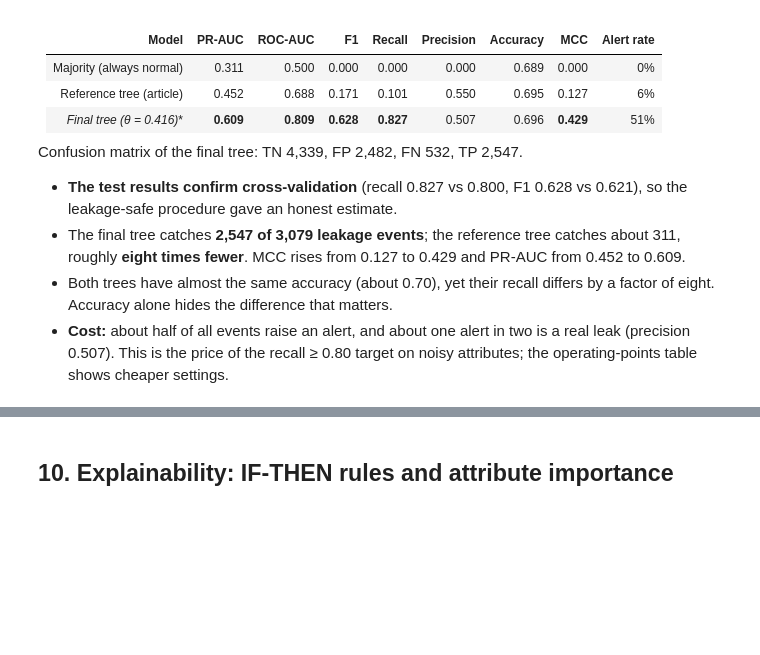
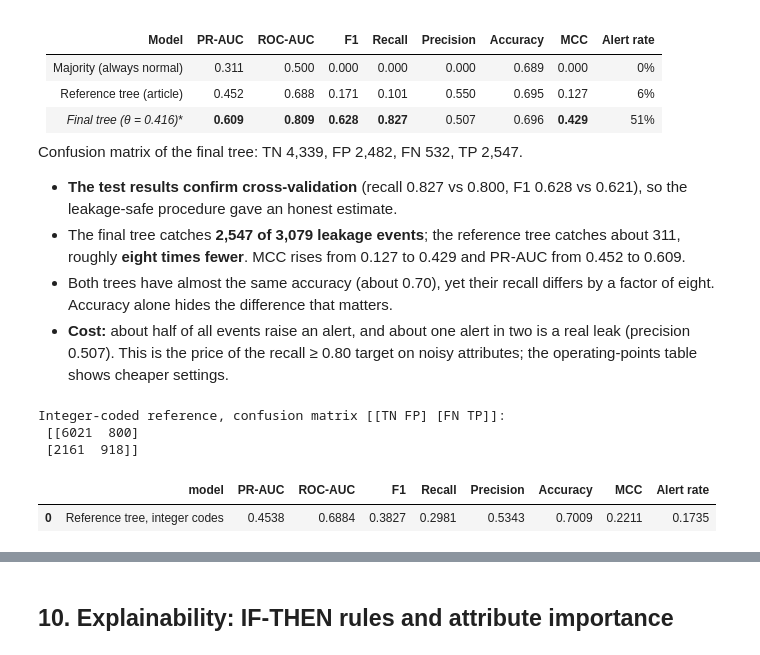
Before and after one commit to BayanAwad/dlp-cloud-leakage-detection, a Jupyter notebook: leakage_detection.ipynb, the cells around one changed output, grey strips where cells are left out. Drawn from its saved outputs; the diff is of its cells as text; code cells hidden in the pictures; blank space fills up the shorter version.

```diff
--- a/leakage_detection.ipynb
+++ b/leakage_detection.ipynb
@@ -185,3 +185,19 @@ ref_cv
 Train: (39600, 11)  Test: (9900, 11) (test set locked)
 |  | model | ap | f1 | recall | precision | acc | f1_std |
 | 0 | Reference tree (entropy, depth 3) | 0.4431 | 0.2218 | 0.1509 | 0.5279 | 0.6913 | 0.0826 |
+# %%
+# Encoding check. The article says it used one-hot encoding (the reference above), but its published
+# tree splits on "Authority <= 3.5", which is only possible with integer codes. Same split, same folds.
+from sklearn.preprocessing import OrdinalEncoder
+CODES = {'Authority': ['staff', 'manager', 'senior manager', 'lead technician', 'intern'],
+         'File Operation': ['delete', 'read', 'move', 'write'],
+         'Data Sensitivity Level': ['low', 'medium', 'high']}
+
+def coded_tree(cols, **params):
+    cats = [CODES.get(c, [0.0, 1.0]) for c in cols]          # binary flags keep 0/1
+    prep = Pipeline([('impute', SimpleImputer(strategy='most_frequent')),
+                     ('codes', OrdinalEncoder(categories=cats))])
+    return Pipeline([('prep', prep), ('tree', DecisionTreeClassifier(random_state=42, **params))])
+
+baseline_codes = coded_tree(features9, criterion='entropy', max_depth=3)
+pd.DataFrame([cv_row('Reference tree, integer codes', baseline_codes, features9)])
@@ -469,3 +488,16 @@ Confusion matrix of the final tree: TN 4,339, FP 2,482, FN 532, TP 2,547.
 - The final tree catches **2,547 of 3,079 leakage events**; the reference tree catches about 311, roughly **eight times fewer**. MCC rises from 0.127 to 0.429 and PR-AUC from 0.452 to 0.609.
 - Both trees have almost the same accuracy (about 0.70), yet their recall differs by a factor of eight. Accuracy alone hides the difference that matters.
 - **Cost:** about half of all events raise an alert, and about one alert in two is a real leak (precision 0.507). This is the price of the recall ≥ 0.80 target on noisy attributes; the operating-points table shows cheaper settings.
+# %%
+# Encoding check on the test set (the one-hot reference in the table above is unchanged)
+ref_codes = baseline_codes.fit(X_tr[features9], y_tr)
+s_codes = ref_codes.predict_proba(X_te[features9])[:, 1]
+print('Integer-coded reference, confusion matrix [[TN FP] [FN TP]]:\n',
+      confusion_matrix(y_te, (s_codes >= 0.5).astype(int)))
+pd.DataFrame([report('Reference tree, integer codes', y_te, s_codes, 0.5)]).round(4)
+# %% [output]
+Integer-coded reference, confusion matrix [[TN FP] [FN TP]]:
+ [[6021  800]
+ [2161  918]]
+|  | model | PR-AUC | ROC-AUC | F1 | Recall | Precision | Accuracy | MCC | Alert rate |
+| 0 | Reference tree, integer codes | 0.4538 | 0.6884 | 0.3827 | 0.2981 | 0.5343 | 0.7009 | 0.2211 | 0.1735 |
```
Also changed, not shown: parts of 2 cells of this notebook, 5 other files.
